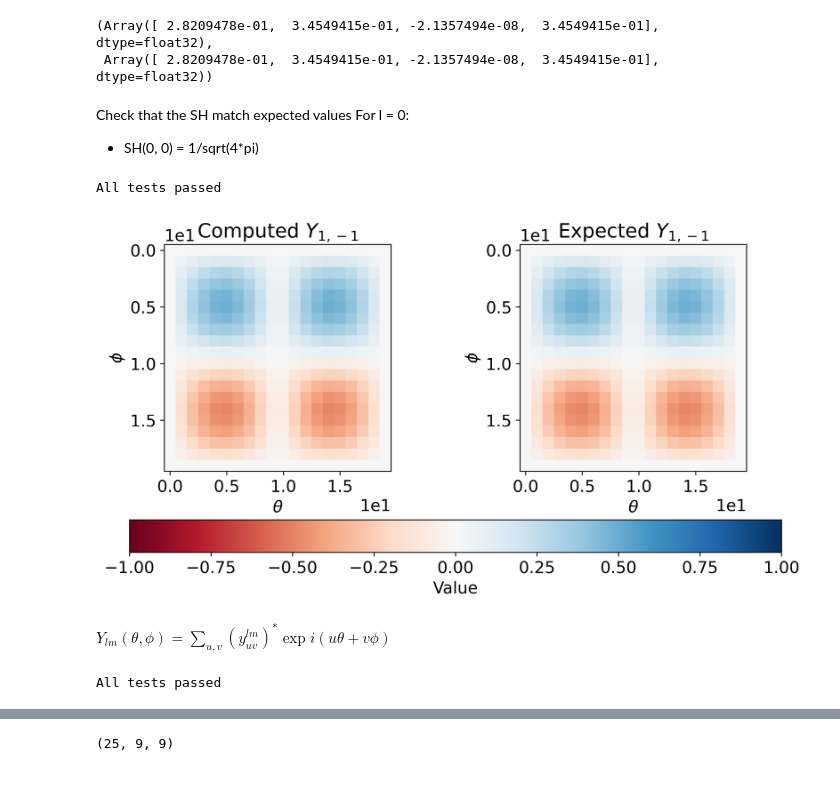
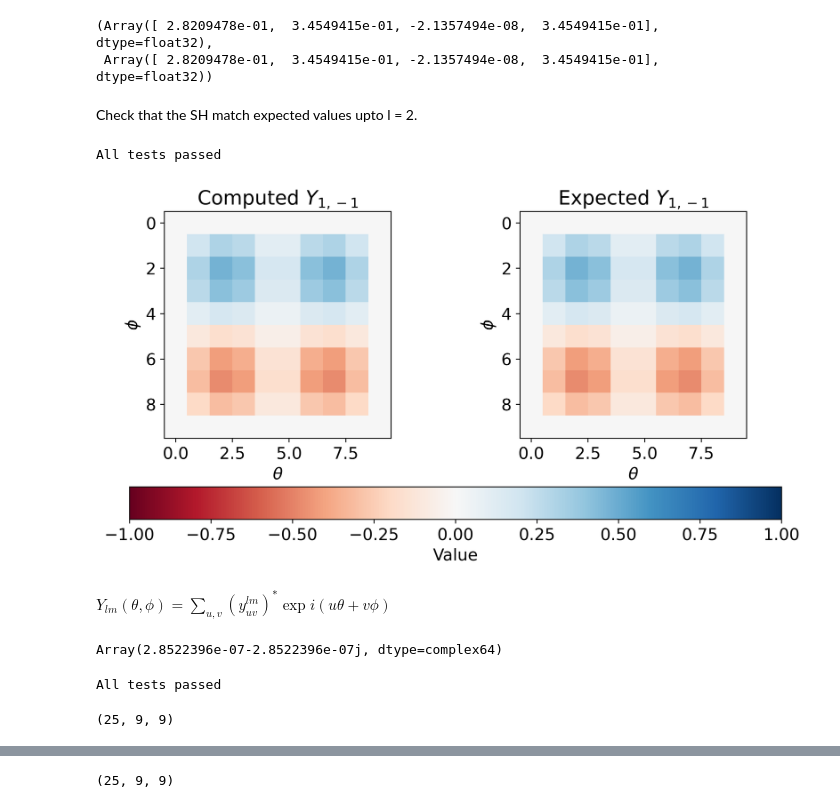
Before and after one commit to atomicarchitects/PriceofFreedom, a Jupyter notebook: gaunt_fft.ipynb, the cells around one changed output, grey strips where cells are left out. Drawn from its saved outputs; the diff is of its cells as text; code cells hidden in the pictures; blank space fills up the shorter version.

```diff
--- a/gaunt_fft.ipynb
+++ b/gaunt_fft.ipynb
@@ -114,7 +174,5 @@ sh_theta_comp_expected, sh_theta_comps
 (Array([ 2.8209478e-01,  3.4549415e-01, -2.1357494e-08,  3.4549415e-01],      dtype=float32),
  Array([ 2.8209478e-01,  3.4549415e-01, -2.1357494e-08,  3.4549415e-01],      dtype=float32))
 # %% [markdown]
-Check that the SH match expected values
-For l = 0:
-- SH(0, 0) = 1/sqrt(4*pi)
+Check that the SH match expected values upto l = 2.
 # %%
@@ -154,16 +209,16 @@ All tests passed
 # %%
 fig, axs = plt.subplots(ncols=2, nrows=1, figsize=(10, 5))
 
-axs[0].imshow(create_signal_from_function(spherical_harmonic(1, -1), thetas, phis).T, cmap='RdBu', vmin=-1, vmax=1)
+axs[0].imshow(RectangularSignal.from_function(spherical_harmonic(1, -1), 10, 10, True).grid_values.T, cmap='RdBu', vmin=-1, vmax=1)
 axs[0].set_xlabel(r"$\theta$")
 axs[0].set_ylabel(r"$\phi$")
 axs[0].set_title(r"Computed $Y_{1,-1}$")
 
-axs[1].imshow(create_signal_from_function(expected_Y[(1, -1)], thetas, phis).T, cmap='RdBu', vmin=-1, vmax=1)
+axs[1].imshow(RectangularSignal.from_function(expected_Y[(1, -1)], 10, 10, True).grid_values.T, cmap='RdBu', vmin=-1, vmax=1)
 axs[1].set_xlabel(r"$\theta$")
 axs[1].set_ylabel(r"$\phi$")
 axs[1].set_title(r"Expected $Y_{1,-1}$")
 fig.colorbar(mappable=axs[0].images[0], ax=axs, orientation='horizontal', label='Value')
 plt.show()
 # %% [output]
-[figure, old version]
+[figure, new version]
@@ -269,4 +282,12 @@ grid_kwargs = dict(res_theta=100, res_phi=100, wrap_theta=True)
 lmax = 2
+# %%
+u, v = 1, 0
+F_signal = RectangularSignal.from_function(fourier_function(u, v), **grid_kwargs, wrap_theta=False)
+Y_signal = RectangularSignal.from_function(lambda theta, phi: 1, **grid_kwargs, wrap_theta=True)
+YF_signal = Y_signal * F_signal
+YF_signal.integrate()
+# %% [output]
+Array(2.8522396e-07-2.8522396e-07j, dtype=complex64)
 # %%
 failed = []
 for u in range(-lmax, lmax + 1):
@@ -281,13 +302,15 @@ if not failed:
 # %% [output]
 All tests passed
 # %%
-l, m = 3, 3
+l, m = 3, 2
 lmax = 4
 
 assert jnp.abs(m) <= l
 y_grid = compute_y_grid(lmax, **grid_kwargs)
 
 y_lm = y_grid[to_lm_index(l, m)]
+# %% [output]
+(25, 9, 9)
 # %%
 plt.imshow(jnp.abs(y_lm).T, cmap="Grays", vmin=0)
 plt.title("$|y_{{u, v}}^{{%d,%d}}|$" % (l, m))
```
Also changed, not shown: parts of 11 cells of this notebook.
